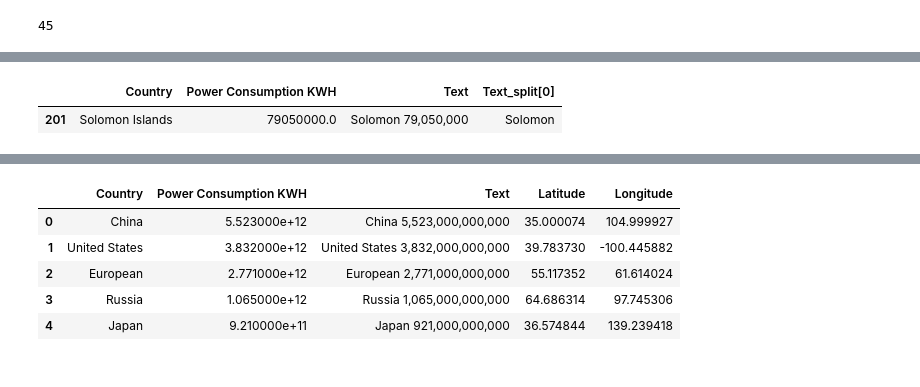
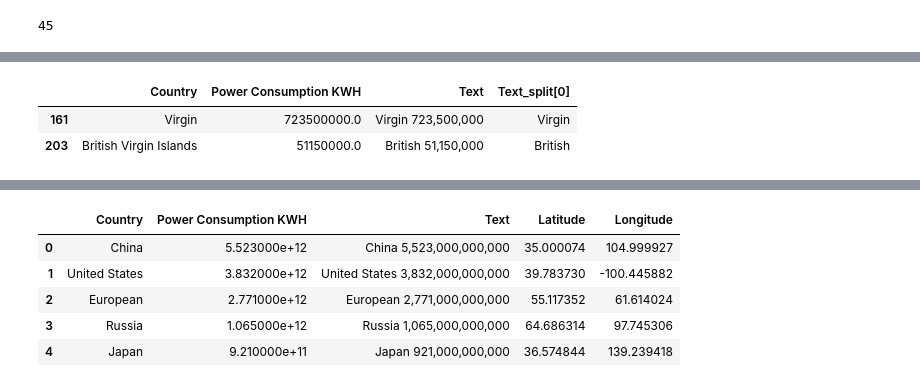
Before and after one commit to charlesumesi/ChoroplethMaps, a Jupyter notebook: WorldPowerConsumption/WorldPowerConsumption.ipynb, the cells around one changed output, grey strips where cells are left out. Drawn from its saved outputs; the diff is of its cells as text; code cells hidden in the pictures.

```diff
--- a/WorldPowerConsumption/WorldPowerConsumption.ipynb
+++ b/WorldPowerConsumption/WorldPowerConsumption.ipynb
@@ -316,0 +442,15 @@ df_geo.drop([18,55,137,163,165,173,194,195,207,214],axis=0,inplace=True)
+# %%
+d = {'a':[41,'Czech Republic'],
+     'b':[99,'Myanmar'],
+     'c':[117,'Ivory Coast'],
+     'd':[122,'Macao'],
+     'e':[143,'Bahamas'],
+     'f':[179,'Cape Verde'],
+     'g':[185,'Gambia'],
+     'h':[187,'Micronesia'],
+     'i':[196,'East Timor'],
+     'j':[200,'Western Sahara'],
+     'k':[216,'Palestinian Territory']}
+
+for key in d.keys():
+    df.loc[d[key][0],'Country'] = d[key][1]
@@ -354,12 +541,20 @@ for i in list(new):
 
             if new[i][j] == 'South':
                 new[i][j] = 'South'
+            elif new[i][j] == 'Sudan': # See comments below cell 50
+                new[i][j] = 'Sudan'
             elif new[i][j] == 'New':
                 new[i][j] = 'New'
+            elif new[i][j] == 'Congo,':
+                new[i][j] = 'Congo,'
+            elif new[i][j] == 'Guinea':
+                new[i][j] = 'Guinea'
             elif new[i][j] == 'Saint':
                 new[i][j] = 'Saint'
             elif new[i][j] == 'French':
                 new[i][j] = 'French'
+            elif new[i][j] == 'Virgin':
+                new[i][j] = 'Virgin'
             else:
                 if new[i][j] in k.split(' '):
                     new[i][j] = k
@@ -416,5 +671,6 @@ df
 # %%
-df[df['Country'] == 'Solomon Islands']
+df[df['Country'].str.contains('Virgin')==True]
 # %% [output]
 |  | Country | Power Consumption KWH | Text | Text_split[0] |
-| 201 | Solomon Islands | 79050000.0 | Solomon 79,050,000 | Solomon |
+| 161 | Virgin | 723500000.0 | Virgin 723,500,000 | Virgin |
+| 203 | British Virgin Islands | 51150000.0 | British 51,150,000 | British |
```
Also changed, not shown: parts of 84 cells of this notebook.
